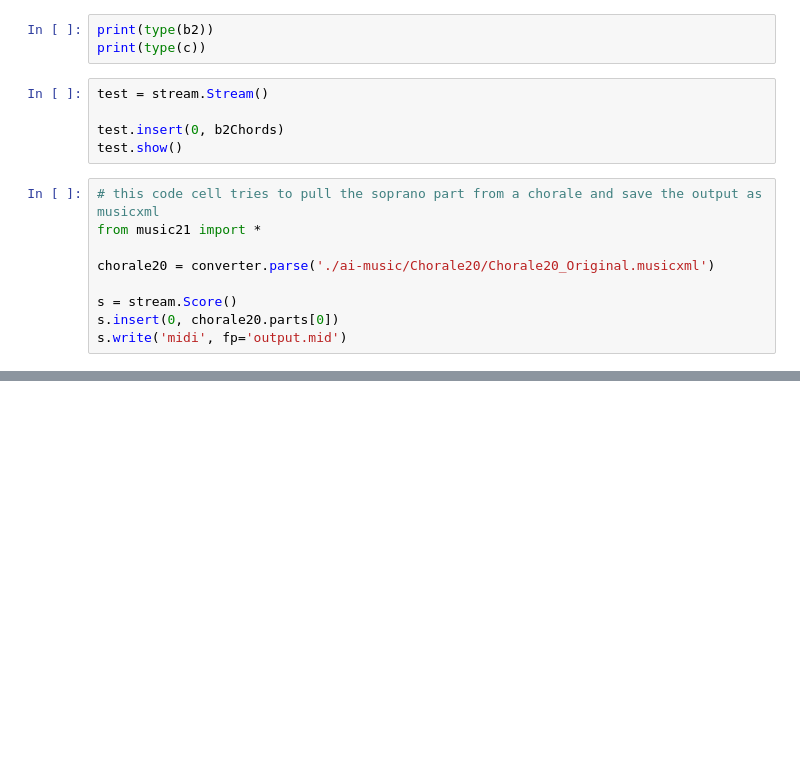
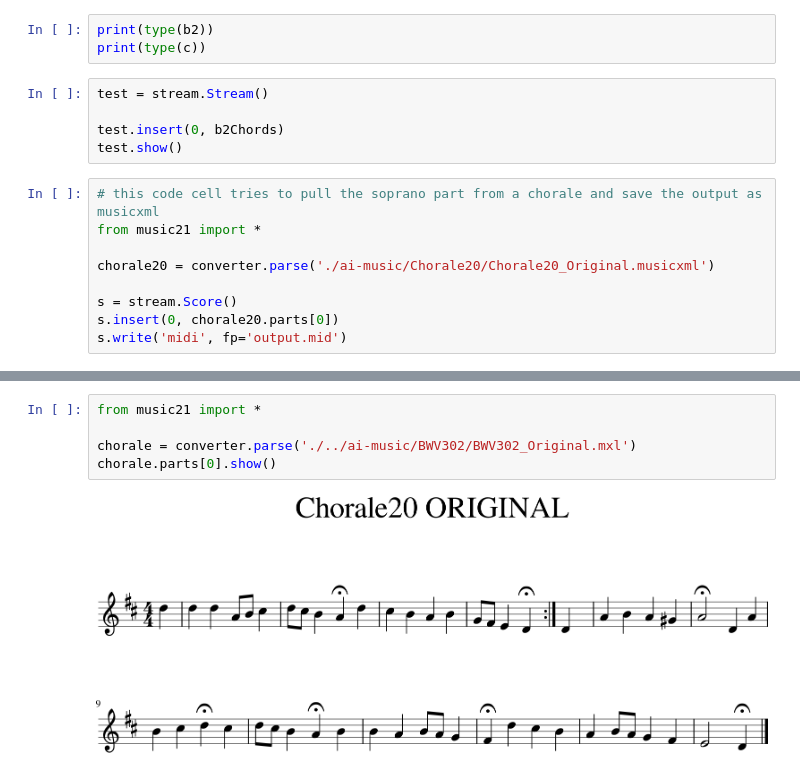
Before and after one commit to TrevorBushnell/Singing-AI-Bach, a Jupyter notebook: scripts/test.ipynb, the cells around one changed output, grey strips where cells are left out. Cells and saved outputs as stored; diff of their text form; blank space fills up the shorter version.

```diff
--- a/scripts/test.ipynb
+++ b/scripts/test.ipynb
@@ -64,0 +111,7 @@ s.write('midi', fp='output.mid')
+# %%
+from music21 import *
+
+chorale = converter.parse('./../ai-music/BWV302/BWV302_Original.mxl')
+chorale.parts[0].show()
+# %% [output]
+[figure, added]
```
Also changed, not shown: parts of 6 cells of this notebook, 25 other files.
